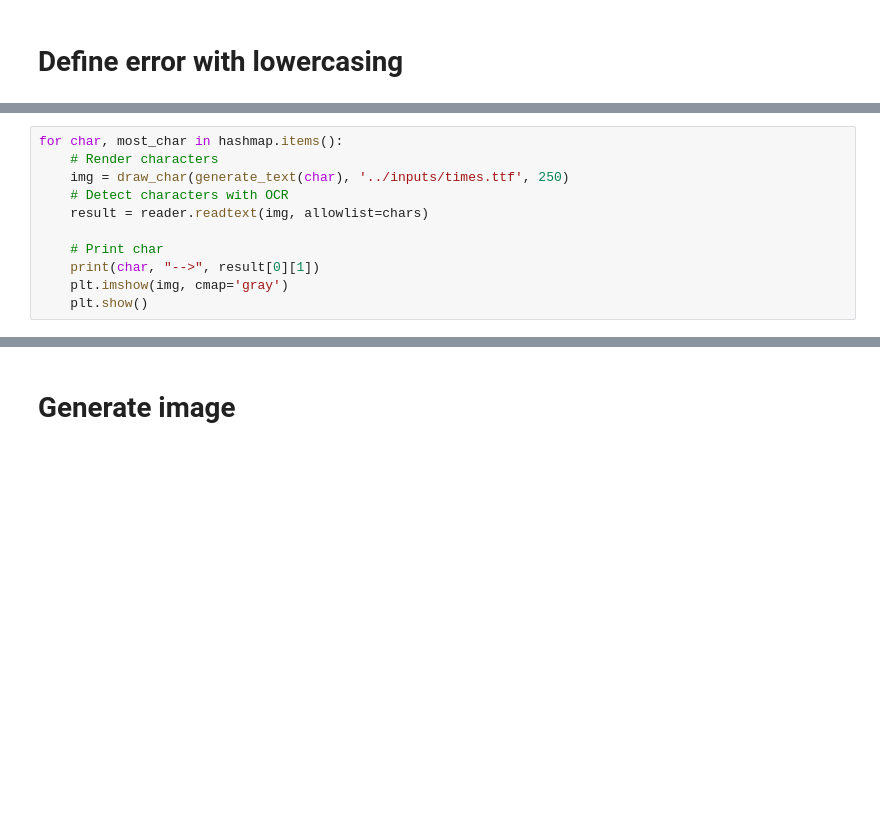
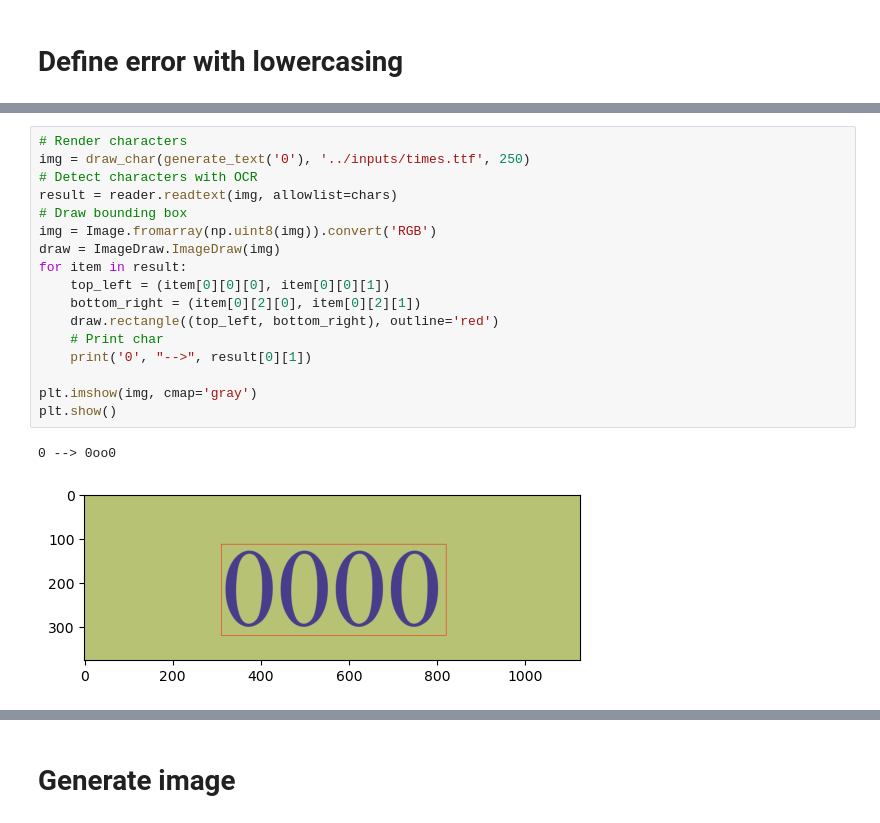
Before and after one commit to myxzlpltk/pre-plagiarism-check, a Jupyter notebook: research/analyze-fonts.ipynb, the cells around one changed output, grey strips where cells are left out. Drawn from its saved outputs; the diff is of its cells as text; blank space fills up the shorter version.

```diff
--- a/research/analyze-fonts.ipynb
+++ b/research/analyze-fonts.ipynb
@@ -210,11 +144,20 @@ Total error 0
 # %%
-for char, most_char in hashmap.items():
-    # Render characters
-    img = draw_char(generate_text(char), '../inputs/times.ttf', 250)
-    # Detect characters with OCR
-    result = reader.readtext(img, allowlist=chars)
+# Render characters
+img = draw_char(generate_text('0'), '../inputs/times.ttf', 250)
+# Detect characters with OCR
+result = reader.readtext(img, allowlist=chars)
+# Draw bounding box
+img = Image.fromarray(np.uint8(img)).convert('RGB')
+draw = ImageDraw.ImageDraw(img)
+for item in result:
+    top_left = (item[0][0][0], item[0][0][1])
+    bottom_right = (item[0][2][0], item[0][2][1])
+    draw.rectangle((top_left, bottom_right), outline='red')
+    # Print char
+    print('0', "-->", result[0][1])
 
-    # Print char
-    print(char, "-->", result[0][1])
-    plt.imshow(img, cmap='gray')
-    plt.show()
+plt.imshow(img, cmap='gray')
+plt.show()
+# %% [output]
+0 --> 0oo0
+[figure, added]
```
Also changed, not shown: parts of 23 cells of this notebook, 11 other files.
